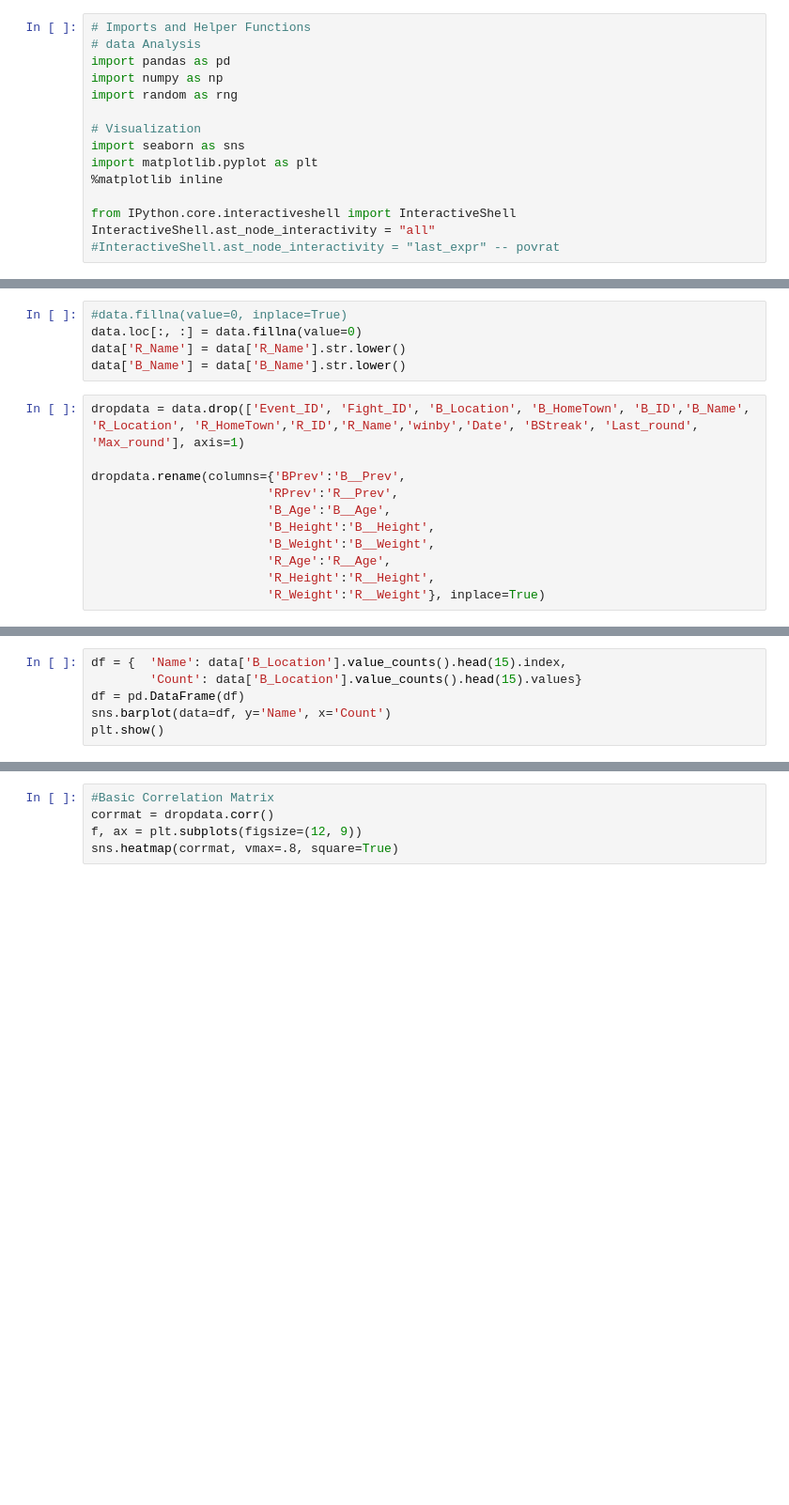
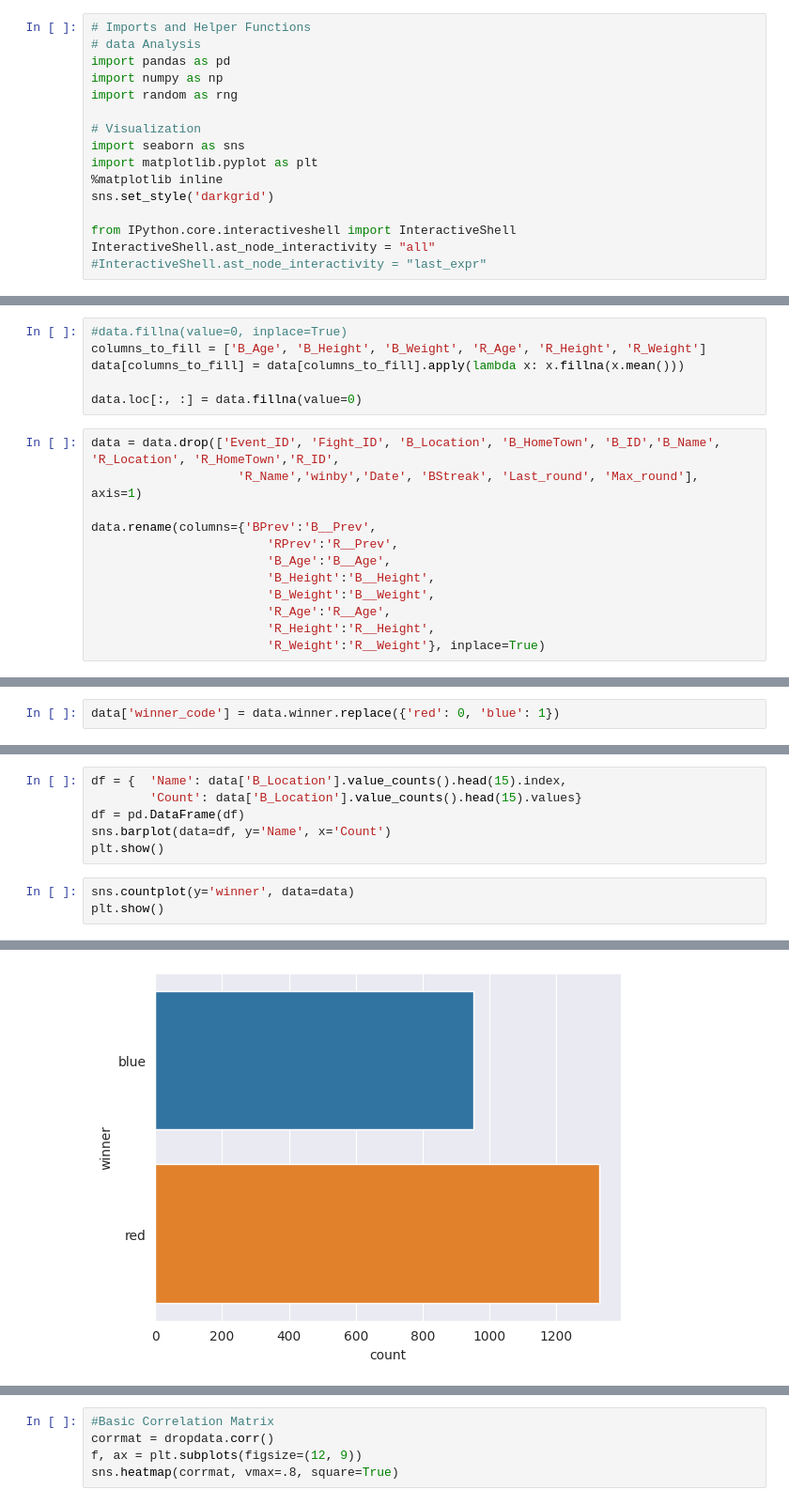
Before and after one commit to avulic/ufcChatVas, a Jupyter notebook: kod.ipynb, the cells around one changed output, grey strips where cells are left out. Shown at 94% size. Drawn from its saved outputs; the diff is of its cells as text; blank space fills up the shorter version.

```diff
--- a/kod.ipynb
+++ b/kod.ipynb
@@ -9,7 +9,8 @@ import random as rng
 import seaborn as sns
 import matplotlib.pyplot as plt
 %matplotlib inline
+sns.set_style('darkgrid')
 
 from IPython.core.interactiveshell import InteractiveShell
 InteractiveShell.ast_node_interactivity = "all"
-#InteractiveShell.ast_node_interactivity = "last_expr" -- povrat
+#InteractiveShell.ast_node_interactivity = "last_expr"
@@ -95,12 +37,14 @@ np.savetxt('fighters.csv', lower_names, delimiter=',', fmt='%s', header='Fighter
 # %%
 #data.fillna(value=0, inplace=True)
+columns_to_fill = ['B_Age', 'B_Height', 'B_Weight', 'R_Age', 'R_Height', 'R_Weight']
+data[columns_to_fill] = data[columns_to_fill].apply(lambda x: x.fillna(x.mean()))
+
 data.loc[:, :] = data.fillna(value=0)
-data['R_Name'] = data['R_Name'].str.lower()
-data['B_Name'] = data['B_Name'].str.lower()
 # %%
-dropdata = data.drop(['Event_ID', 'Fight_ID', 'B_Location', 'B_HomeTown', 'B_ID','B_Name', 'R_Location', 'R_HomeTown','R_ID','R_Name','winby','Date', 'BStreak', 'Last_round', 'Max_round'], axis=1)
+data = data.drop(['Event_ID', 'Fight_ID', 'B_Location', 'B_HomeTown', 'B_ID','B_Name', 'R_Location', 'R_HomeTown','R_ID',
+                    'R_Name','winby','Date', 'BStreak', 'Last_round', 'Max_round'], axis=1)
 
-dropdata.rename(columns={'BPrev':'B__Prev',
+data.rename(columns={'BPrev':'B__Prev',
                         'RPrev':'R__Prev',
                         'B_Age':'B__Age',
                         'B_Height':'B__Height',
@@ -119 +57,3 @@ dropdata[cat_columns+"_code"] = dropdata[cat_columns].apply(lambda x: x.cat.code
+# %%
+data['winner_code'] = data.winner.replace({'red': 0, 'blue': 1})
 # %%
@@ -180,3 +167,7 @@ df = {  'Name': data['B_Location'].value_counts().head(15).index,
 df = pd.DataFrame(df)
 sns.barplot(data=df, y='Name', x='Count')
 plt.show()
+# %%
+sns.countplot(y='winner', data=data)
+plt.show()
+# %% [output]
@@ -182,0 +175 @@ plt.show()
+[figure, added]
```
Also changed, not shown: parts of 29 cells of this notebook, 5 other files.
